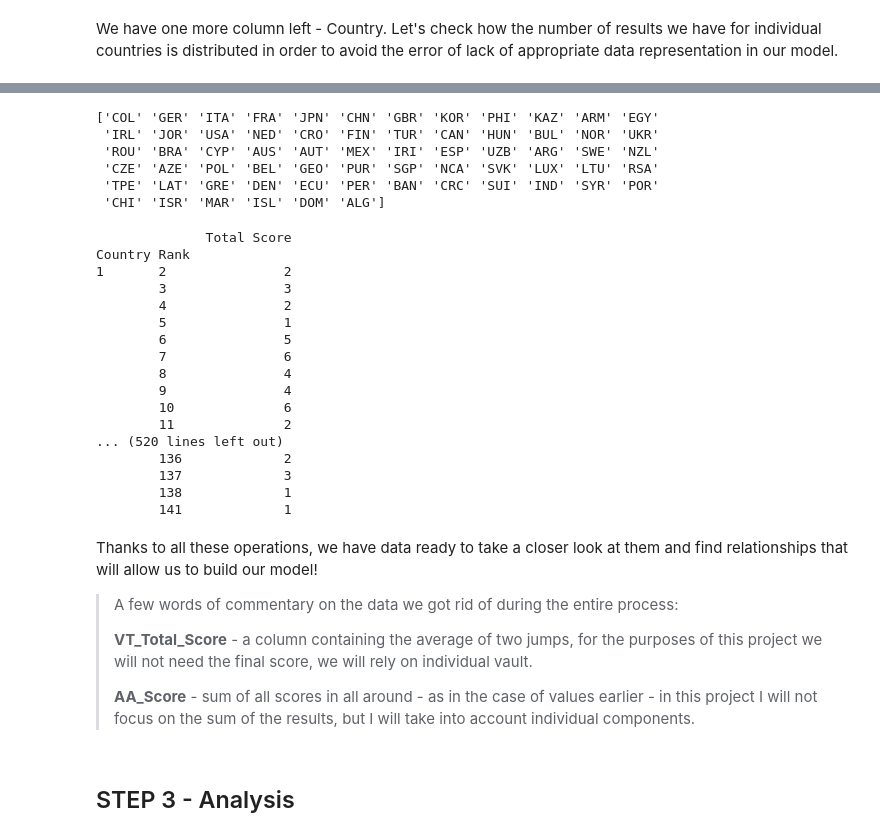
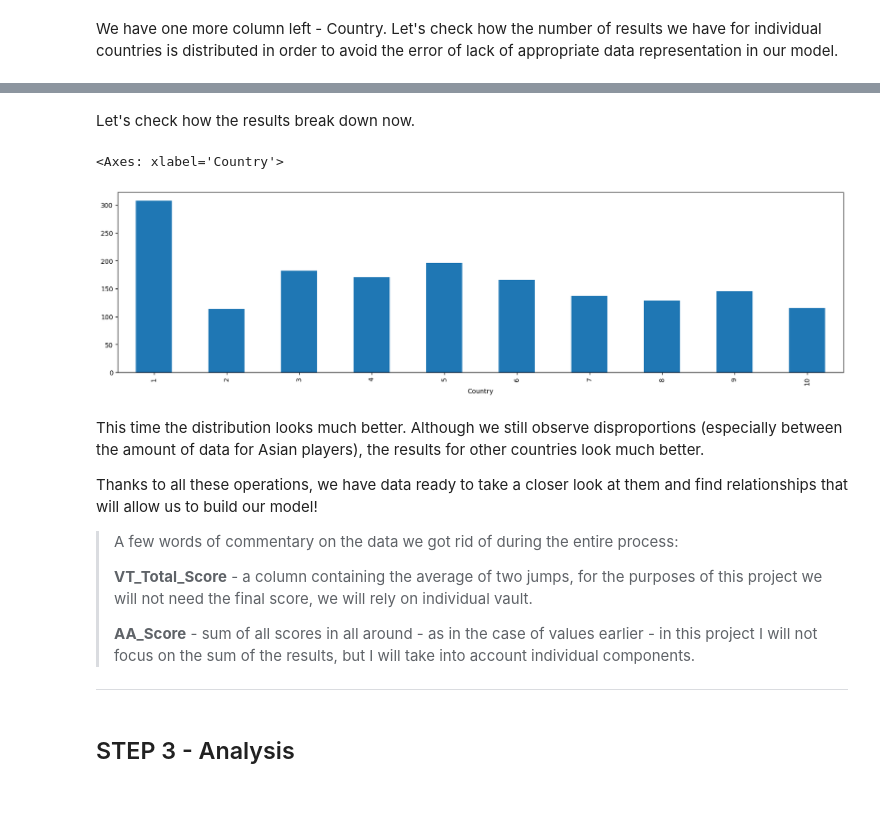
Before and after one commit to Asturn15/Gymnastics-on-GitHub, a Jupyter notebook: Project 5 - ML model in Python/Notebook project.ipynb, the cells around one changed output, grey strips where cells are left out. Drawn from its saved outputs; the diff is of its cells as text; code cells hidden in the pictures; blank space fills up the shorter version.

```diff
--- a/Project 5 - ML model in Python/Notebook project.ipynb
+++ b/Project 5 - ML model in Python/Notebook project.ipynb
@@ -570,14 +584,16 @@ Of course, the proposed division will not fully solve our problem with the limit
 # %%
-# show all unique results from country column
-print(training_df['Country'].unique())
-
 # build a dictionary with group classification
 country_classification = {
-    1 : ['GER', 'ITA', 'FRA', 'GBR', 'IRL', 'USA', 'NED', 'CAN', 'NOR', 'FIN', 'ESP', 'SWE', 'AUT', 'AUS', 'NZL', 'BEL', 'LUX', 'DEN', 'SUI', 'POR', 'ISL'],
-    2 : ['KAZ', 'ARM', 'CRO', 'TUR', 'HUN', 'BUL', 'UKR', 'ROU', 'CYP', 'UZB', 'IRI', 'CZE', 'AZE', 'POL', 'GEO', 'SVK', 'LTU', 'LAT', 'GRE', 'CRC', 'ISR'],
+    1 : ['JPN', 'CHN', 'KOR', 'PHI', 'SGP', 'TPE'],
+    2 : ['SWE', 'ISL', 'DEN', 'FIN', 'NOR'],
     3 : ['COL', 'BRA', 'MEX', 'ARG', 'PUR', 'ECU', 'PER', 'CRC', 'CHI', 'DOM'],
-    4 : ['JPN', 'CHN', 'KOR', 'PHI', 'SGP', 'TPE'],
-    5 : ['EGY', 'JOR', 'NCA', 'RSA', 'BAN', 'IND', 'SYR', 'MAR', 'ALG']
+    4 : ['AUS', 'GBR', 'IRL', 'USA', 'CAN', 'NZL'],
+    5 : ['GER', 'NED', 'BEL', 'LUX', 'SUI', 'AUT'],
+    6 : ['ITA', 'FRA', 'ESP', 'POR'],
+    7 : ['SVK', 'LTU', 'LAT', 'POL', 'CZE', 'HUN'],
+    8 : ['ARM', 'UKR', 'GEO', 'KAZ', 'UZB', 'IRI', 'AZE'],
+    9 : ['ROU', 'BUL', 'CRO', 'TUR', 'CYP', 'GRE', 'ISR'],
+    10 : ['EGY', 'JOR', 'NCA', 'RSA', 'BAN', 'IND', 'SYR', 'MAR', 'ALG']
 }
 
 # change values in table with results
@@ -592,34 +608,30 @@ for i, r in training_df.iterrows():
         training_df.at[i, 'Country'] = 4
     elif r['Country'] in country_classification[5]:
         training_df.at[i, 'Country'] = 5
+    elif r['Country'] in country_classification[6]:
+        training_df.at[i, 'Country'] = 6
+    elif r['Country'] in country_classification[7]:
+        training_df.at[i, 'Country'] = 7
+    elif r['Country'] in country_classification[8]:
+        training_df.at[i, 'Country'] = 8
+    elif r['Country'] in country_classification[9]:
+        training_df.at[i, 'Country'] = 9
+    elif r['Country'] in country_classification[10]:
+        training_df.at[i, 'Country'] = 10
+
+# changle data type to numeric
+training_df['Country'] = training_df['Country'].astype(int)
-# %% [output]
-['COL' 'GER' 'ITA' 'FRA' 'JPN' 'CHN' 'GBR' 'KOR' 'PHI' 'KAZ' 'ARM' 'EGY'
- 'IRL' 'JOR' 'USA' 'NED' 'CRO' 'FIN' 'TUR' 'CAN' 'HUN' 'BUL' 'NOR' 'UKR'
- 'ROU' 'BRA' 'CYP' 'AUS' 'AUT' 'MEX' 'IRI' 'ESP' 'UZB' 'ARG' 'SWE' 'NZL'
- 'CZE' 'AZE' 'POL' 'BEL' 'GEO' 'PUR' 'SGP' 'NCA' 'SVK' 'LUX' 'LTU' 'RSA'
- 'TPE' 'LAT' 'GRE' 'DEN' 'ECU' 'PER' 'BAN' 'CRC' 'SUI' 'IND' 'SYR' 'POR'
- 'CHI' 'ISR' 'MAR' 'ISL' 'DOM' 'ALG']
-# %%
-print(training_df[['Country','Rank','Total Score']].groupby(['Country','Rank']).count().to_string())
-# %% [output]
-              Total Score
-Country Rank
-1       2               2
-        3               3
-        4               2
-        5               1
-        6               5
-        7               6
-        8               4
-        9               4
-        10              6
-        11              2
-... (520 lines left out)
-        136             2
-        137             3
-        138             1
-        141             1
+# %% [markdown]
+Let's check how the results break down now.
+# %%
+# plot chart for gruped data
+training_df[['Country','Total Score']].groupby(['Country']).count().plot(kind='bar', legend = False, figsize=(20,5))
+# %% [output]
+<Axes: xlabel='Country'>
+[figure, added]
 # %% [markdown]
+This time the distribution looks much better. Although we still observe disproportions (especially between the amount of data for Asian players), the results for other countries look much better.
+
 Thanks to all these operations, we have data ready to take a closer look at them and find relationships that will allow us to build our model!
 
 > A few words of commentary on the data we got rid of during the entire process:
@@ -628,5 +640,7 @@ Thanks to all these operations, we have data ready to take a closer look at them
 >
 >__AA_Score__ - sum of all scores in all around - as in the case of values earlier - in this project I will not focus on the sum of the results, but I will take into account individual components.
 >
+
+---
 # %% [markdown]
 ## STEP 3 - Analysis
```
Also changed, not shown: parts of 7 cells of this notebook.
